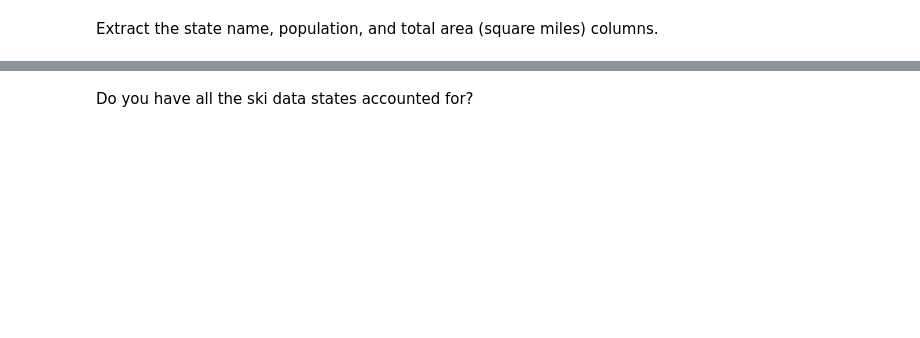
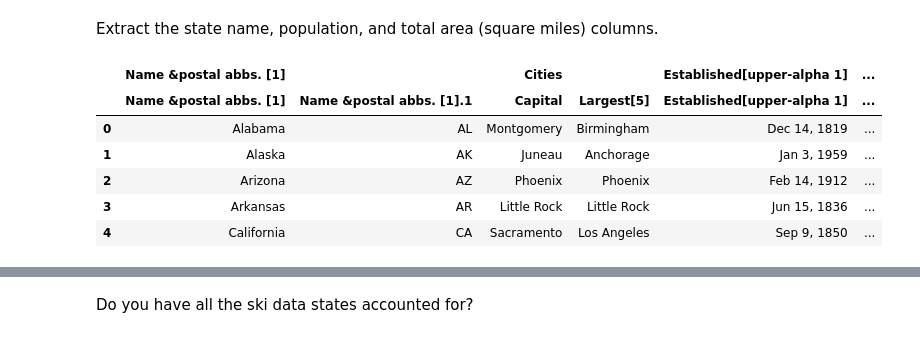
Before and after one commit to avpr2000/DataScienceGuidedCapstone, a Jupyter notebook: Notebooks/02_data_wrangling.ipynb, the cells around one changed output, grey strips where cells are left out. Saved outputs shown, nothing was run; the diff lists cells and outputs as text; code cells hidden in the pictures; blank space fills up the shorter version.

```diff
--- a/Notebooks/02_data_wrangling.ipynb
+++ b/Notebooks/02_data_wrangling.ipynb
@@ -771,6 +801,6 @@ Population and area data for the US states can be obtained from [wikipedia](http
 #Code task 29#
 #Use pandas' `read_html` method to read the table from the URL below
 states_url = 'https://simple.wikipedia.org/wiki/List_of_U.S._states'
-usa_states = pd.___(___)
+usa_states = pd.read_html(states_url)
 # %%
 type(usa_states)
@@ -791,5 +851,15 @@ established
 # %% [markdown]
 Extract the state name, population, and total area (square miles) columns.
+# %%
+usa_states.head()
+# %% [output]
+|  | Name &postal abbs. [1] |  | Cities |  | Established[upper-alpha 1] | ... |
+|  | Name &postal abbs. [1] | Name &postal abbs. [1].1 | Capital | Largest[5] | Established[upper-alpha 1] | ... |
+| 0 | Alabama | AL | Montgomery | Birmingham | Dec 14, 1819 | ... |
+| 1 | Alaska | AK | Juneau | Anchorage | Jan 3, 1959 | ... |
+| 2 | Arizona | AZ | Phoenix | Phoenix | Feb 14, 1912 | ... |
+| 3 | Arkansas | AR | Little Rock | Little Rock | Jun 15, 1836 | ... |
+| 4 | California | CA | Sacramento | Los Angeles | Sep 9, 1850 | ... |
 # %%
 #Code task 31#
 #Now use the iloc accessor again to extract columns 0, 5, and 6 and the dataframe's `copy()` method
```
Also changed, not shown: parts of 39 cells of this notebook, 2 other files.
